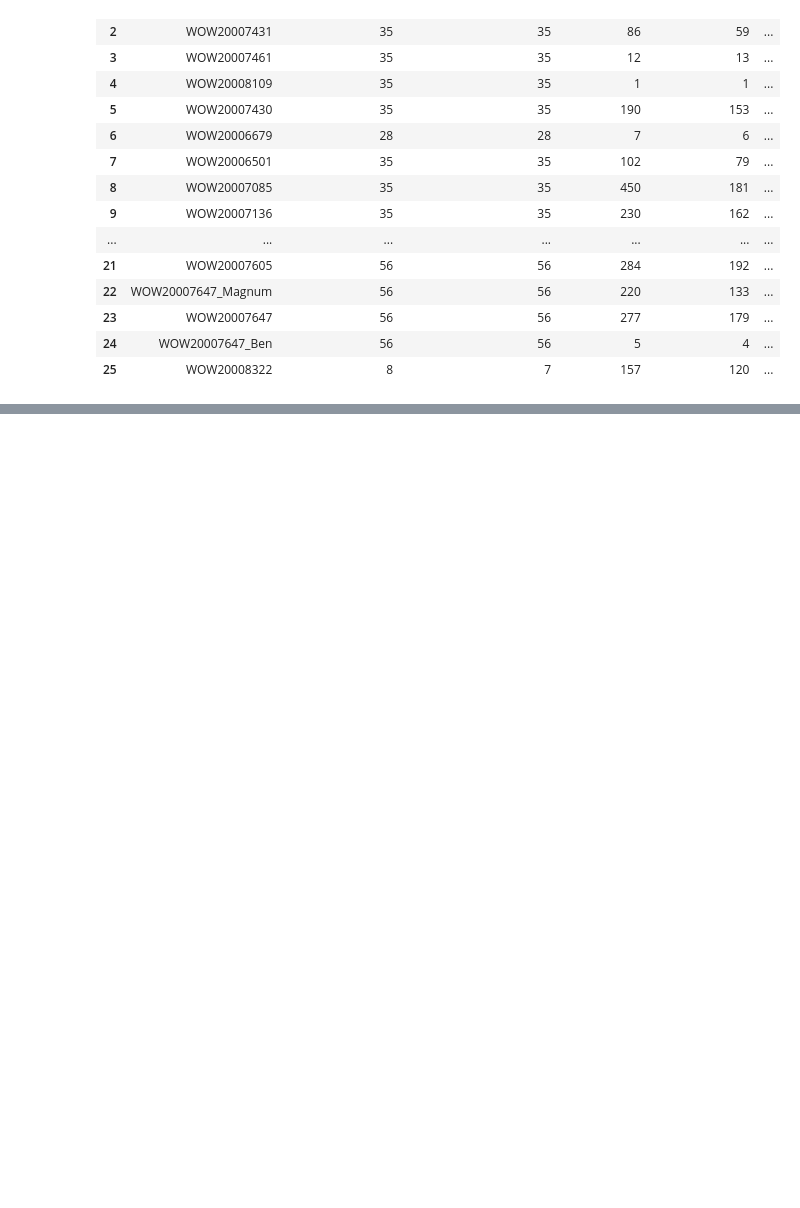
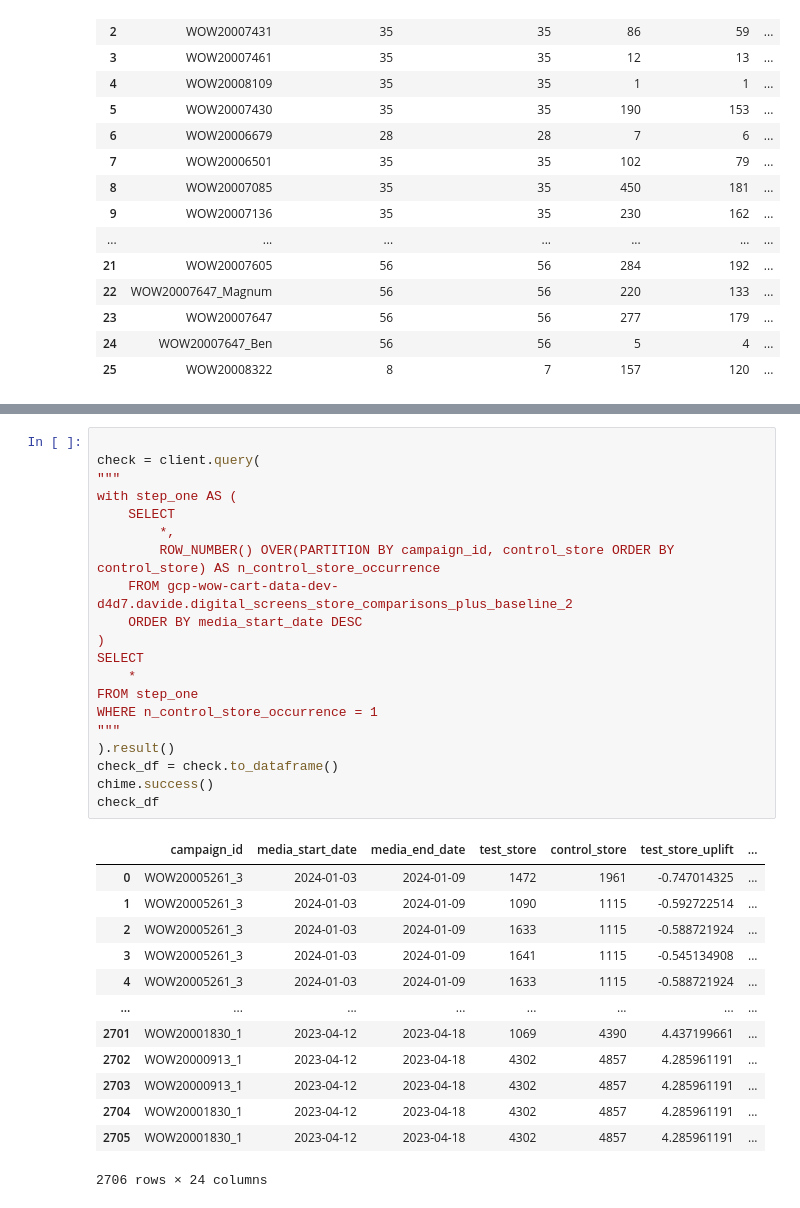
Before and after one commit to davelorino1/Cartology, a Jupyter notebook: Incrementality/Digital Screen Notebook.ipynb, the cells around one changed output, grey strips where cells are left out. Drawn from its saved outputs; the diff is of its cells as text; blank space fills up the shorter version.

```diff
--- a/Incrementality/Digital Screen Notebook.ipynb
+++ b/Incrementality/Digital Screen Notebook.ipynb
@@ -183,0 +451,34 @@ check_df
+# %%
+
+check = client.query(
+"""
+with step_one AS (
+    SELECT
+        *,
+        ROW_NUMBER() OVER(PARTITION BY campaign_id, control_store ORDER BY control_store) AS n_control_store_occurrence
+    FROM gcp-wow-cart-data-dev-d4d7.davide.digital_screens_store_comparisons_plus_baseline_2
+    ORDER BY media_start_date DESC
+)
+SELECT
+    *
+FROM step_one
+WHERE n_control_store_occurrence = 1
+"""
+).result()
+check_df = check.to_dataframe()
+chime.success()
+check_df
+# %% [output]
+|  | campaign_id | media_start_date | media_end_date | test_store | control_store | test_store_uplift | ... |
+| 0 | WOW20005261_3 | 2024-01-03 | 2024-01-09 | 1472 | 1961 | -0.747014325 | ... |
+| 1 | WOW20005261_3 | 2024-01-03 | 2024-01-09 | 1090 | 1115 | -0.592722514 | ... |
+| 2 | WOW20005261_3 | 2024-01-03 | 2024-01-09 | 1633 | 1115 | -0.588721924 | ... |
+| 3 | WOW20005261_3 | 2024-01-03 | 2024-01-09 | 1641 | 1115 | -0.545134908 | ... |
+| 4 | WOW20005261_3 | 2024-01-03 | 2024-01-09 | 1633 | 1115 | -0.588721924 | ... |
+| ... | ... | ... | ... | ... | ... | ... | ... |
+| 2701 | WOW20001830_1 | 2023-04-12 | 2023-04-18 | 1069 | 4390 | 4.437199661 | ... |
+| 2702 | WOW20000913_1 | 2023-04-12 | 2023-04-18 | 4302 | 4857 | 4.285961191 | ... |
+| 2703 | WOW20000913_1 | 2023-04-12 | 2023-04-18 | 4302 | 4857 | 4.285961191 | ... |
+| 2704 | WOW20001830_1 | 2023-04-12 | 2023-04-18 | 4302 | 4857 | 4.285961191 | ... |
+| 2705 | WOW20001830_1 | 2023-04-12 | 2023-04-18 | 4302 | 4857 | 4.285961191 | ... |
+2706 rows × 24 columns
```
Also changed, not shown: parts of 27 cells of this notebook, 3 other files.
